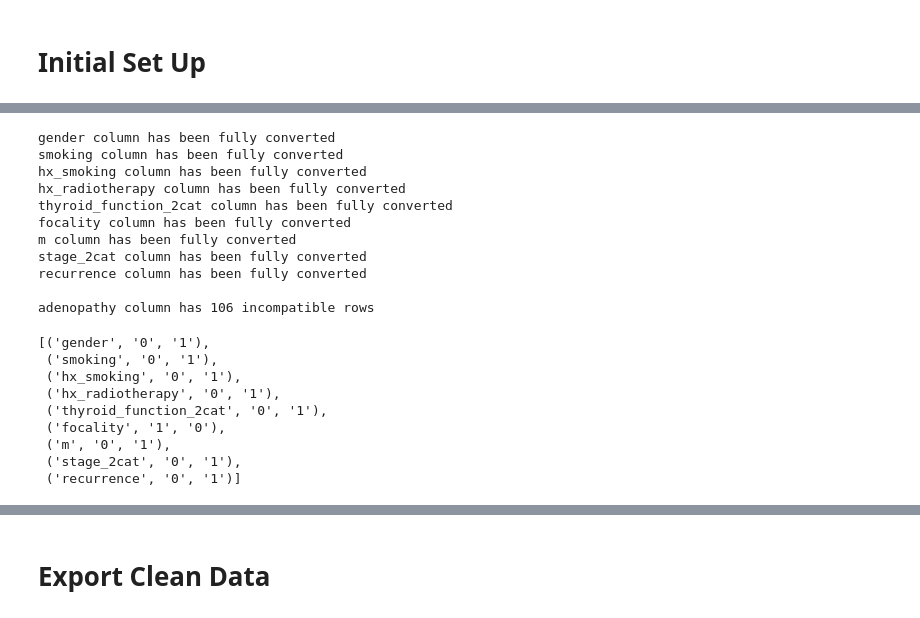
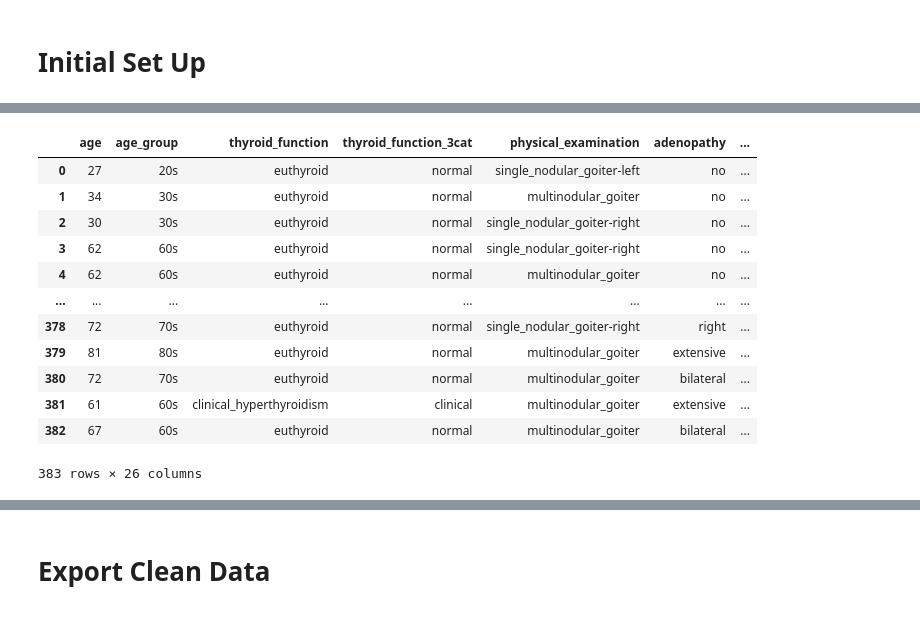
Before and after one commit to madmaxtoastflytiger/CaptStone2-Thyroid-Disease, a Jupyter notebook: 4_ThyroidDisease_FeatureEngineering.ipynb, the cells around one changed output, grey strips where cells are left out. Saved outputs shown, nothing was run; the diff lists cells and outputs as text; code cells hidden in the pictures.

```diff
--- a/4_ThyroidDisease_FeatureEngineering.ipynb
+++ b/4_ThyroidDisease_FeatureEngineering.ipynb
@@ -77,47 +123,19 @@ binary_column_info
-# %%
-# Convert these 'yes' 'no columns into binary '1s' '0s' as to make future data science tasks easier
-    # reminder
-        # 2nd parameter is col name
-        # 3rd parameter is the value to be converted to 1
-        # 4th parameter is the value to be converted to 0
-
-df, incompatible_rows_info, incompatible_rows = MyCustDataSciLib.convert_column_to_binary(df, 'gender', 'm', 'f')
-df, incompatible_rows_info, incompatible_rows = MyCustDataSciLib.convert_column_to_binary(df, 'smoking', 'yes', 'no')
-df, incompatible_rows_info, incompatible_rows = MyCustDataSciLib.convert_column_to_binary(df, 'hx_smoking', 'yes', 'no')
-df, incompatible_rows_info, incompatible_rows = MyCustDataSciLib.convert_column_to_binary(df, 'hx_radiotherapy', 'yes', 'no')
-df, incompatible_rows_info, incompatible_rows = MyCustDataSciLib.convert_column_to_binary(df, 'thyroid_function_2cat', 'diseased', 'normal')
-df, incompatible_rows_info, incompatible_rows = MyCustDataSciLib.convert_column_to_binary(df, 'focality', 'uni-focal', 'multi-focal')
-df, incompatible_rows_info, incompatible_rows = MyCustDataSciLib.convert_column_to_binary(df, 'm', 'm1', 'm0')
-df, incompatible_rows_info, incompatible_rows = MyCustDataSciLib.convert_column_to_binary(df, 'stage_2cat', 'late', 'early')
-df, incompatible_rows_info, incompatible_rows = MyCustDataSciLib.convert_column_to_binary(df, 'recurrence', 'yes', 'no')
-
-# testing the function
-print()
-df, incompatible_rows_info, incompatible_rows = MyCustDataSciLib.convert_column_to_binary(df, 'adenopathy', 'yes', 'no')
-    # applied function on 'Adenopathy' as want to test out the function
-# %% [output]
-gender column has been fully converted
-smoking column has been fully converted
-hx_smoking column has been fully converted
-hx_radiotherapy column has been fully converted
-thyroid_function_2cat column has been fully converted
-focality column has been fully converted
-m column has been fully converted
-stage_2cat column has been fully converted
-recurrence column has been fully converted
-
-adenopathy column has 106 incompatible rows
-# %%
-binary_column_info, binary_column_names = MyCustDataSciLib.get_binary_columns(df, 'all')
-binary_column_info
-# %% [output]
-[('gender', '0', '1'),
- ('smoking', '0', '1'),
- ('hx_smoking', '0', '1'),
- ('hx_radiotherapy', '0', '1'),
- ('thyroid_function_2cat', '0', '1'),
- ('focality', '1', '0'),
- ('m', '0', '1'),
- ('stage_2cat', '0', '1'),
- ('recurrence', '0', '1')]
+# %%
+# pd.get_dummies will convert and replace your column, also set drop_first=True for dummy encoding
+df = pd.get_dummies(df, columns=binary_column_names, drop_first=True)
+df
+# %% [output]
+|  | age | age_group | thyroid_function | thyroid_function_3cat | physical_examination | adenopathy | ... |
+| 0 | 27 | 20s | euthyroid | normal | single_nodular_goiter-left | no | ... |
+| 1 | 34 | 30s | euthyroid | normal | multinodular_goiter | no | ... |
+| 2 | 30 | 30s | euthyroid | normal | single_nodular_goiter-right | no | ... |
+| 3 | 62 | 60s | euthyroid | normal | single_nodular_goiter-right | no | ... |
+| 4 | 62 | 60s | euthyroid | normal | multinodular_goiter | no | ... |
+| ... | ... | ... | ... | ... | ... | ... | ... |
+| 378 | 72 | 70s | euthyroid | normal | single_nodular_goiter-right | right | ... |
+| 379 | 81 | 80s | euthyroid | normal | multinodular_goiter | extensive | ... |
+| 380 | 72 | 70s | euthyroid | normal | multinodular_goiter | bilateral | ... |
+| 381 | 61 | 60s | clinical_hyperthyroidism | clinical | multinodular_goiter | extensive | ... |
+| 382 | 67 | 60s | euthyroid | normal | multinodular_goiter | bilateral | ... |
+383 rows × 26 columns
 # %%
```
Also changed, not shown: parts of 14 cells of this notebook, 3 other files.
